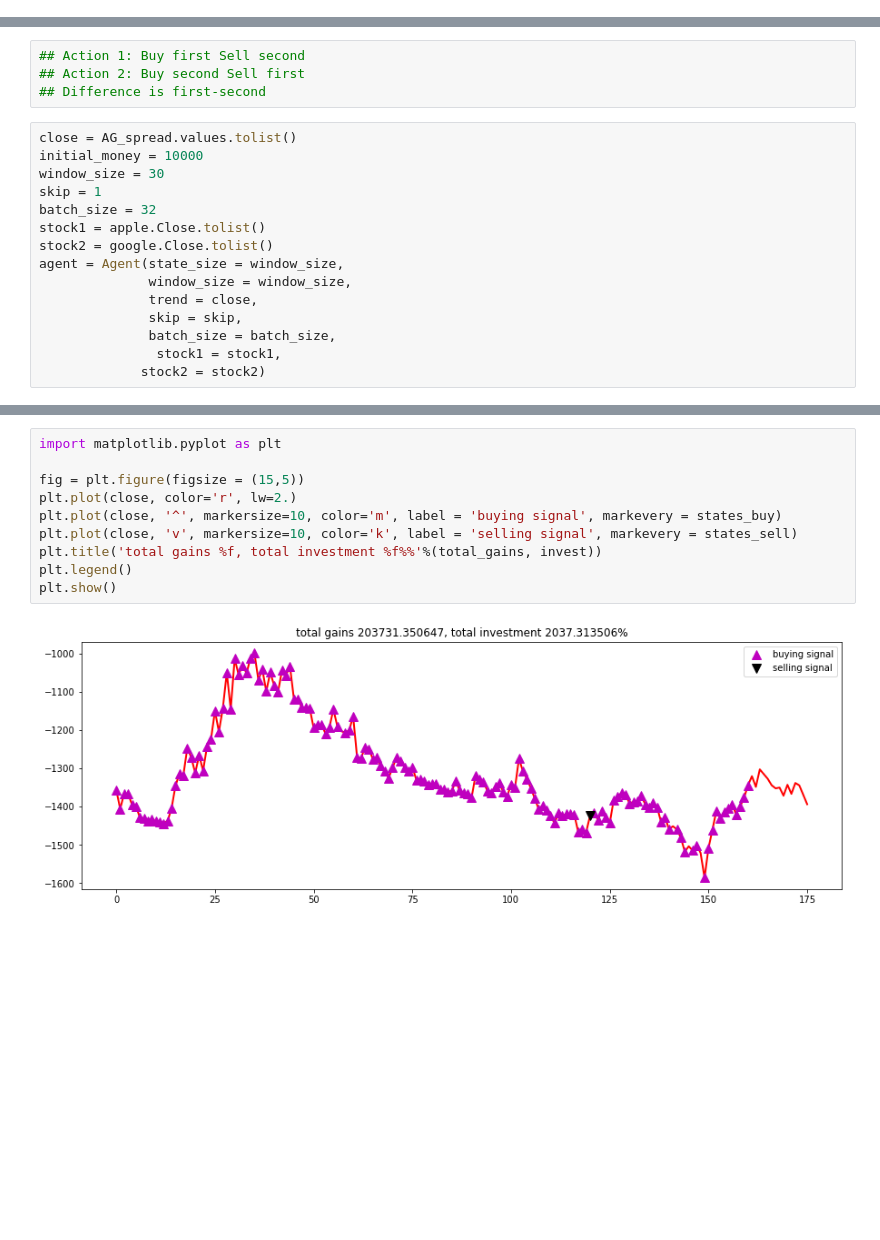
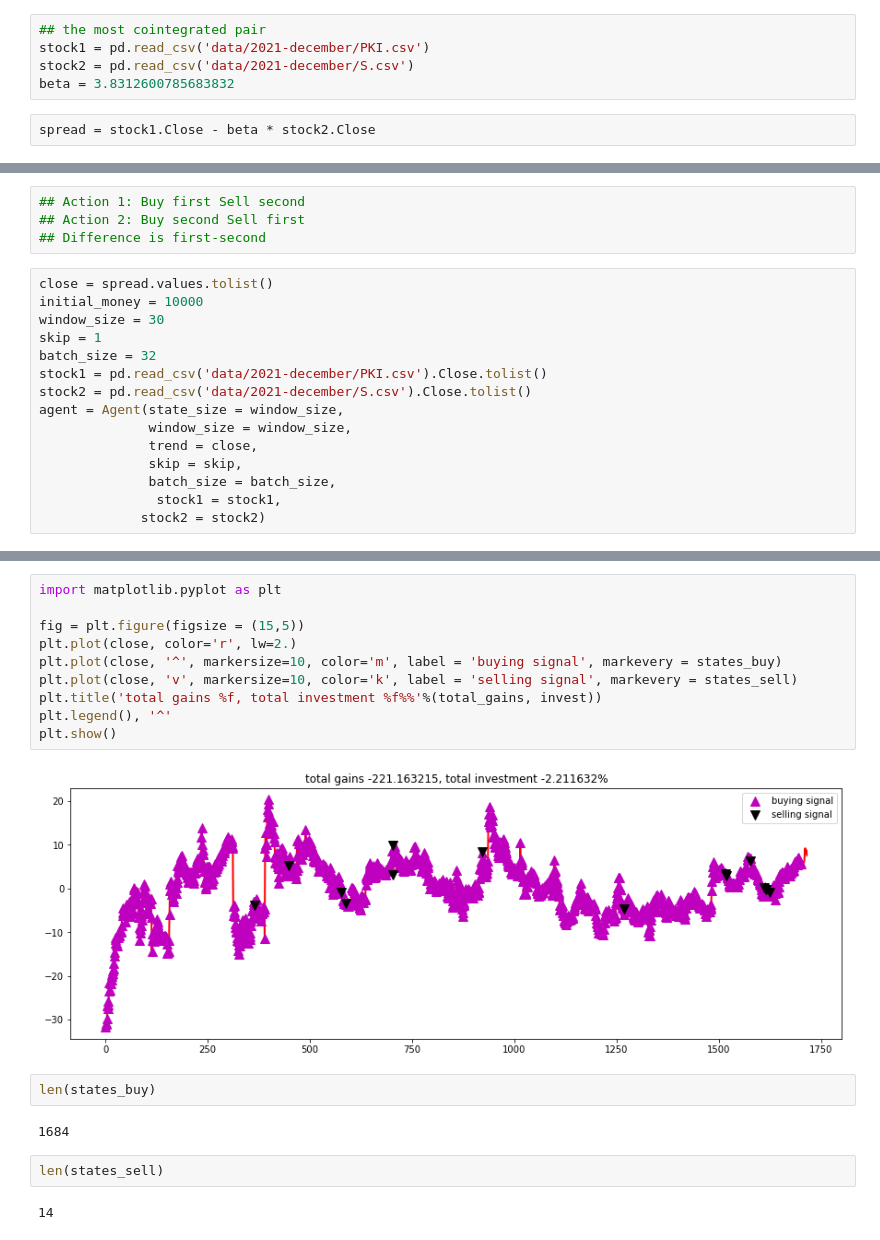
Before and after one commit to myihbach/Pairs_Trading_Deep_Q_Learning, a Jupyter notebook: Code/Pairs trading BOT.ipynb, the cells around one changed output, grey strips where cells are left out. Cells and saved outputs as stored; diff of their text form; blank space fills up the shorter version.

Commit message:
Test over 1 month data

```diff
--- a/Code/Pairs trading BOT.ipynb
+++ b/Code/Pairs trading BOT.ipynb
@@ -98,6 +98,13 @@ Date
 2020-02-05   -129.747498
 2020-02-06   -129.547508
 Name: Close, dtype: float64
+# %%
+## the most cointegrated pair
+stock1 = pd.read_csv('data/2021-december/PKI.csv')
+stock2 = pd.read_csv('data/2021-december/S.csv')
+beta = 3.8312600785683832
+# %%
+spread = stock1.Close - beta * stock2.Close
 # %% [markdown]
 ### Checking for stationarity over spreads
 # %%
@@ -310,13 +317,13 @@ beta
 ## Action 2: Buy second Sell first
 ## Difference is first-second
 # %%
-close = AG_spread.values.tolist()
+close = spread.values.tolist()
 initial_money = 10000
 window_size = 30
 skip = 1
 batch_size = 32
-stock1 = apple.Close.tolist()
-stock2 = google.Close.tolist()
+stock1 = pd.read_csv('data/2021-december/PKI.csv').Close.tolist()
+stock2 = pd.read_csv('data/2021-december/S.csv').Close.tolist()
 agent = Agent(state_size = window_size,
               window_size = window_size,
               trend = close,
@@ -370,12 +377,20 @@ day 160: buy 1 sell 2 at difference -1344.249969, total balance 213731.350647
 # %%
 import matplotlib.pyplot as plt
 
 fig = plt.figure(figsize = (15,5))
 plt.plot(close, color='r', lw=2.)
 plt.plot(close, '^', markersize=10, color='m', label = 'buying signal', markevery = states_buy)
 plt.plot(close, 'v', markersize=10, color='k', label = 'selling signal', markevery = states_sell)
 plt.title('total gains %f, total investment %f%%'%(total_gains, invest))
-plt.legend()
+plt.legend(), '^'
 plt.show()
 # %% [output]
-[figure, old version]
+[figure, new version]
+# %%
+len(states_buy)
+# %% [output]
+1684
+# %%
+len(states_sell)
+# %% [output]
+14
```
Also changed, not shown: parts of 8 cells of this notebook, 1 other file.
